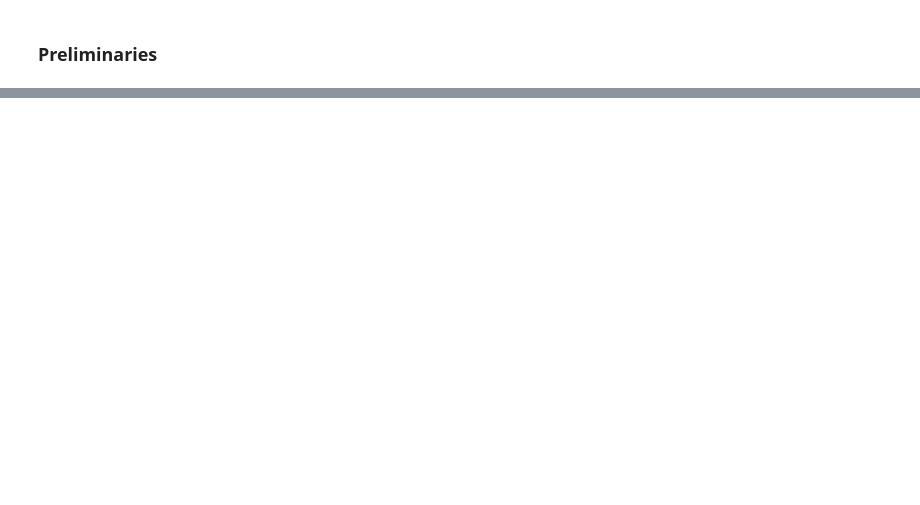
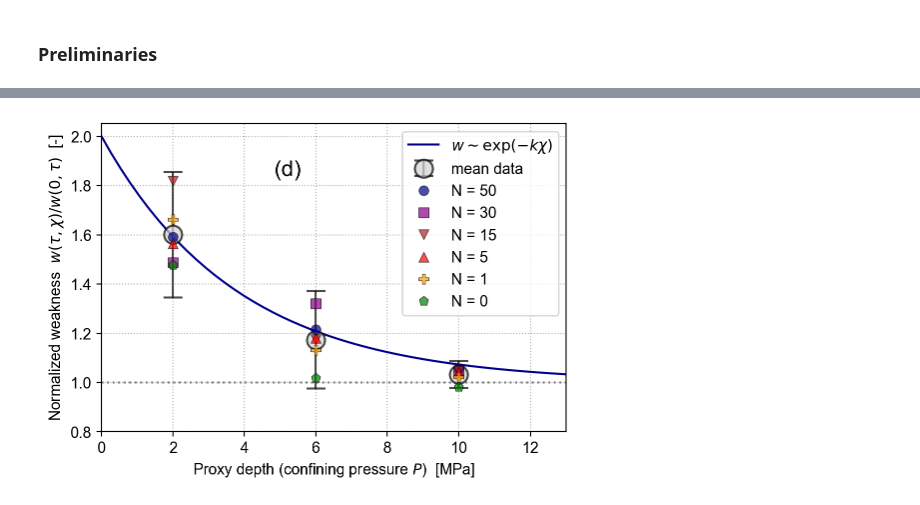
Before and after one commit to cstarkjp/WMBE, a Jupyter notebook: notebooks/Data.ipynb, the cells around one changed output, grey strips where cells are left out. Saved outputs shown, nothing was run; the diff lists cells and outputs as text; code cells hidden in the pictures; blank space fills up the shorter version.

```diff
--- a/notebooks/Data.ipynb
+++ b/notebooks/Data.ipynb
@@ -119,0 +96,5 @@ AttributeError: 'NoneType' object has no attribute 'savefig'
+# %%
+name = "li_w_normed_P"
+viz.li_w_normed_P(name, ed=li_data, text_label=((0.4,0.85),"(d)",16),)
+# %% [output]
+[figure, added]
```
Also changed, not shown: parts of 36 cells of this notebook, 5 other files.
